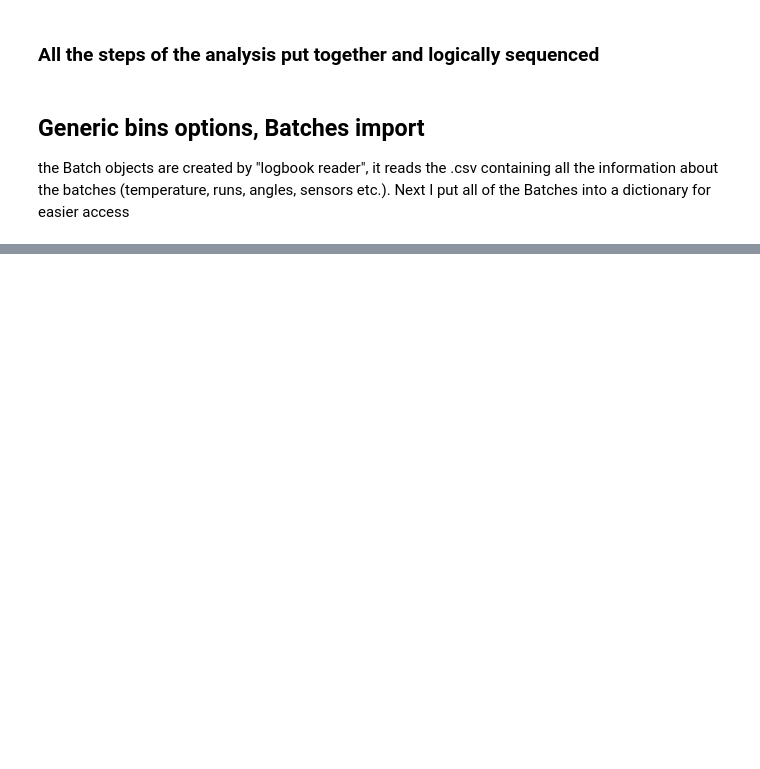
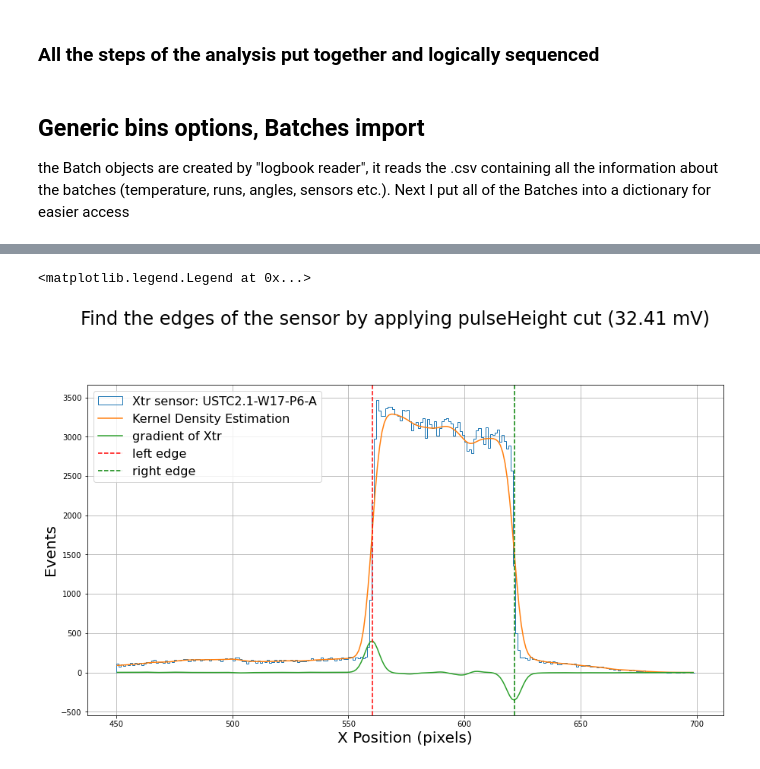
Before and after one commit to TheMarcello/testbeam-analysis, a Jupyter notebook: Steps_analysis.ipynb, the cells around one changed output, grey strips where cells are left out. Drawn from its saved outputs; the diff is of its cells as text; code cells hidden in the pictures; blank space fills up the shorter version.

Commit message:
slowly adding all of the steps of the analysis

```diff
--- a/Steps_analysis.ipynb
+++ b/Steps_analysis.ipynb
@@ -103,0 +121,34 @@ MCP: 2500 V, angle: 0.0° temperature:-30.56°C
+# %%
+### Calculate the mins in the pulseHeight cut
+mins = [find_min_btw_peaks(df[f"pulseHeight_{i}"], bins='rice', plot=False) for i in range(1,4)]
+mins.insert(0,None)     ### insert None as the 'peak' of the MCP
+# %%
+dut = 1
+Xtr_cut = df[f'Xtr_{dut}'].loc[df[f'pulseHeight_{dut}']>mins[dut]]
+
+fig, ax = plt.subplots(figsize=(15,8))
+hist, my_bins, _ = ax.hist(Xtr_cut, bins=bins1[0], histtype='step', label=f"Xtr sensor: {dict_of_batches[this_batch].S[S].get_sensor(f'Ch{dut+1}').name}")
+
+kde = gaussian_kde(Xtr_cut)
+density_factor = sum(hist)*np.diff(my_bins)
+bins_centers = (my_bins[1:]+my_bins[:-1])/2
+values = time_limited_kde_evaluate(kde, bins_centers)*density_factor
+ax.plot(bins_centers,values, label="Kernel Density Estimation")
+ax.plot(bins_centers, np.gradient(values), label='gradient of Xtr')
+
+left_edge = bins_centers[np.argmax(np.gradient(values))]
+right_edge = bins_centers[np.argmin(np.gradient(values))]
+
+ax.axvline(left_edge, color='r', linestyle='--', label='left edge')
+ax.axvline(right_edge, color='g', linestyle='--', label='right edge')
+fig.suptitle("Find the edges of the sensor by applying pulseHeight cut (%.2f mV)"%mins[dut], fontsize=24, y=1.05)
+
+ax.set_xlabel("X Position (pixels)", fontsize=20)
+ax.set_ylabel("Events", fontsize=20)
+ax.grid('--')
+ax.legend(fontsize=16, loc='upper left')
+
+# fig.savefig(f"../various plots/locating_edges_Xtr_batch_{this_batch}_{this_scope}_DUT{dut}.svg")
+# %% [output]
+<matplotlib.legend.Legend at 0x...>
+[figure, added]
```
Also changed, not shown: parts of 13 cells of this notebook.
